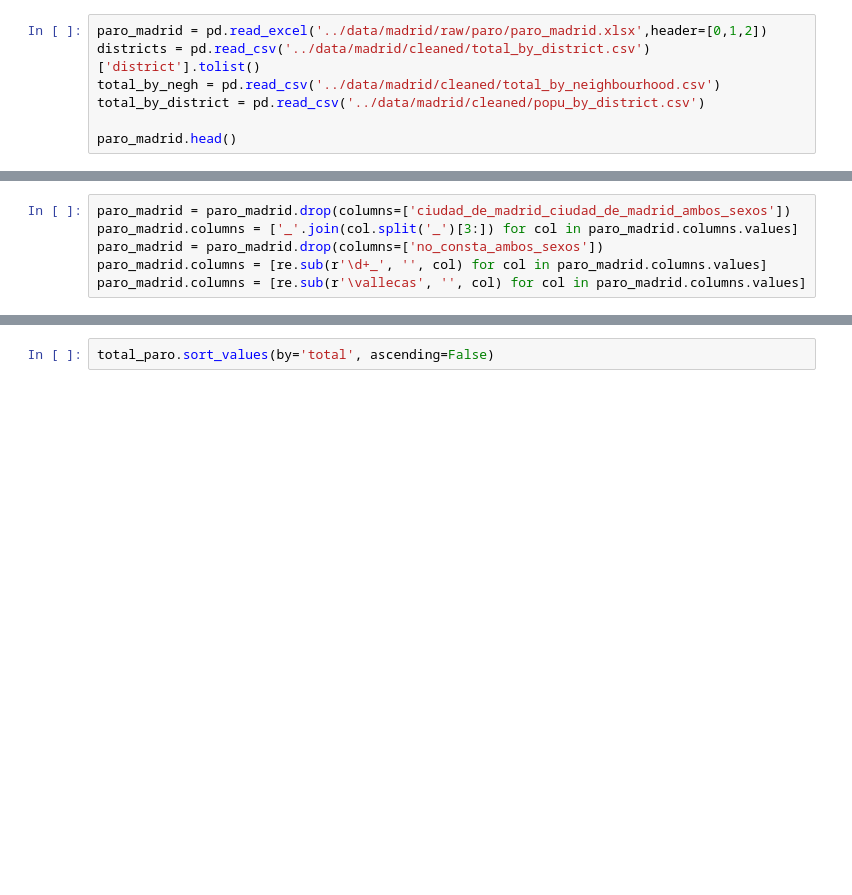
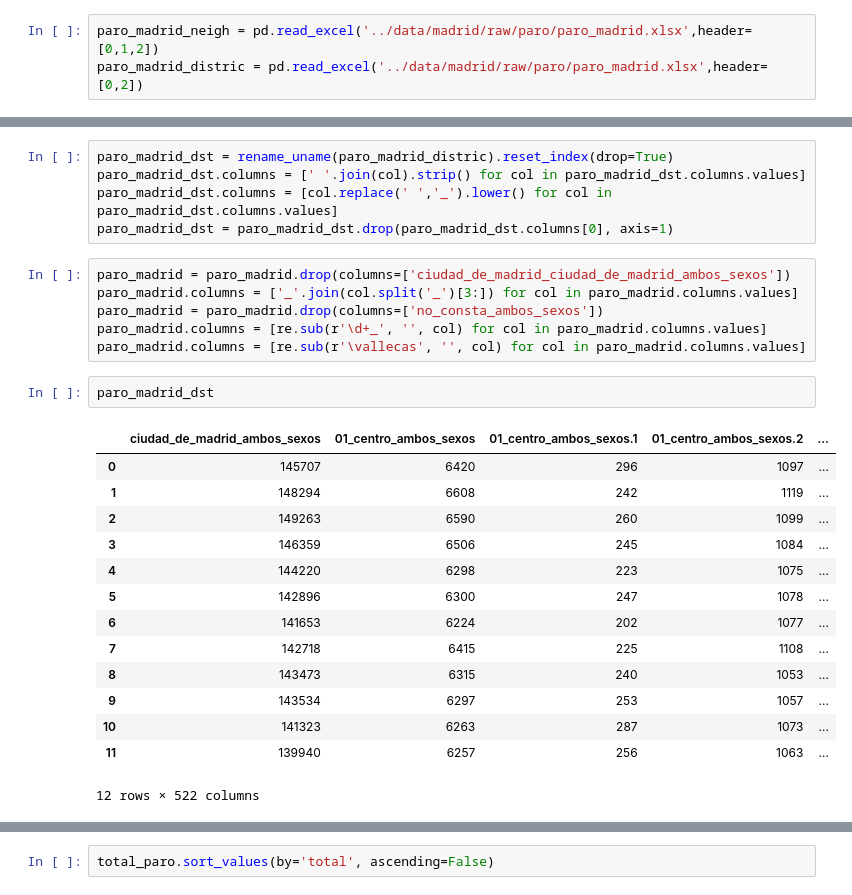
Before and after one commit to fernandez-a/House-price-predictor, a Jupyter notebook: notebooks/00_data_preparation.ipynb, the cells around one changed output, grey strips where cells are left out. Cells and saved outputs as stored; diff of their text form; blank space fills up the shorter version.

Commit message:
start the data preparation

```diff
--- a/notebooks/00_data_preparation.ipynb
+++ b/notebooks/00_data_preparation.ipynb
@@ -59,7 +61,3 @@ def renta_rename(df):
 # %%
-paro_madrid = pd.read_excel('../data/madrid/raw/paro/paro_madrid.xlsx',header=[0,1,2])
-districts = pd.read_csv('../data/madrid/cleaned/total_by_district.csv')['district'].tolist()
-total_by_negh = pd.read_csv('../data/madrid/cleaned/total_by_neighbourhood.csv')
-total_by_district = pd.read_csv('../data/madrid/cleaned/popu_by_district.csv')
-
-paro_madrid.head()
+paro_madrid_neigh = pd.read_excel('../data/madrid/raw/paro/paro_madrid.xlsx',header=[0,1,2])
+paro_madrid_distric = pd.read_excel('../data/madrid/raw/paro/paro_madrid.xlsx',header=[0,2])
@@ -70,9 +66,31 @@ paro_madrid = rename_uname(paro_madrid).reset_index(drop=True)
 paro_madrid.columns = [' '.join(col).strip() for col in paro_madrid.columns.values]
 paro_madrid.columns = [col.replace(' ','_').lower() for col in paro_madrid.columns.values]
 paro_madrid = paro_madrid.drop(paro_madrid.columns[0], axis=1)
+# %%
+paro_madrid_dst = rename_uname(paro_madrid_distric).reset_index(drop=True)
+paro_madrid_dst.columns = [' '.join(col).strip() for col in paro_madrid_dst.columns.values]
+paro_madrid_dst.columns = [col.replace(' ','_').lower() for col in paro_madrid_dst.columns.values]
+paro_madrid_dst = paro_madrid_dst.drop(paro_madrid_dst.columns[0], axis=1)
 # %%
 paro_madrid = paro_madrid.drop(columns=['ciudad_de_madrid_ciudad_de_madrid_ambos_sexos'])
 paro_madrid.columns = ['_'.join(col.split('_')[3:]) for col in paro_madrid.columns.values]
 paro_madrid = paro_madrid.drop(columns=['no_consta_ambos_sexos'])
 paro_madrid.columns = [re.sub(r'\d+_', '', col) for col in paro_madrid.columns.values]
 paro_madrid.columns = [re.sub(r'\vallecas', '', col) for col in paro_madrid.columns.values]
+# %%
+paro_madrid_dst
+# %% [output]
+|  | ciudad_de_madrid_ambos_sexos | 01_centro_ambos_sexos | 01_centro_ambos_sexos.1 | 01_centro_ambos_sexos.2 | ... |
+| 0 | 145707 | 6420 | 296 | 1097 | ... |
+| 1 | 148294 | 6608 | 242 | 1119 | ... |
+| 2 | 149263 | 6590 | 260 | 1099 | ... |
+| 3 | 146359 | 6506 | 245 | 1084 | ... |
+| 4 | 144220 | 6298 | 223 | 1075 | ... |
+| 5 | 142896 | 6300 | 247 | 1078 | ... |
+| 6 | 141653 | 6224 | 202 | 1077 | ... |
+| 7 | 142718 | 6415 | 225 | 1108 | ... |
+| 8 | 143473 | 6315 | 240 | 1053 | ... |
+| 9 | 143534 | 6297 | 253 | 1057 | ... |
+| 10 | 141323 | 6263 | 287 | 1073 | ... |
+| 11 | 139940 | 6257 | 256 | 1063 | ... |
+12 rows × 522 columns
```
Also changed, not shown: parts of 14 cells of this notebook.
